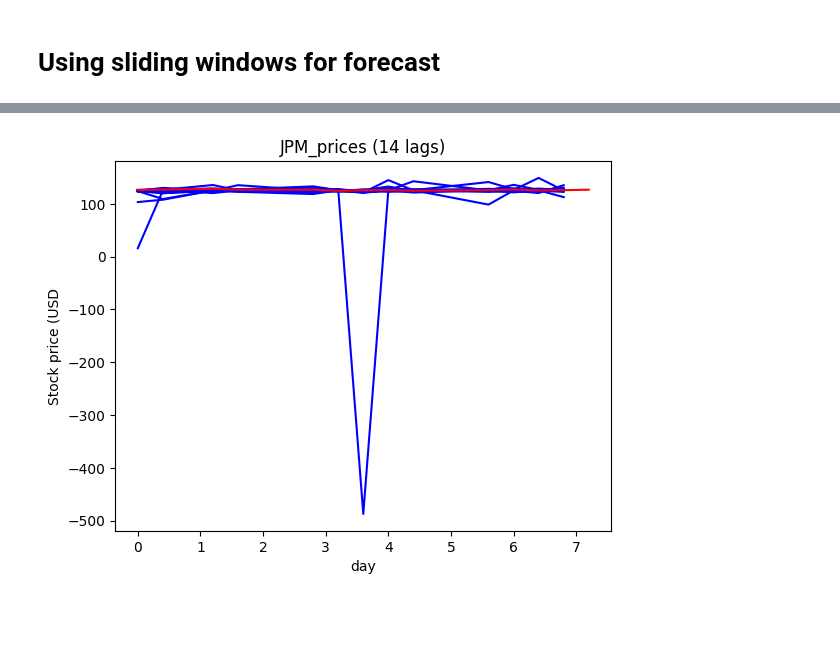
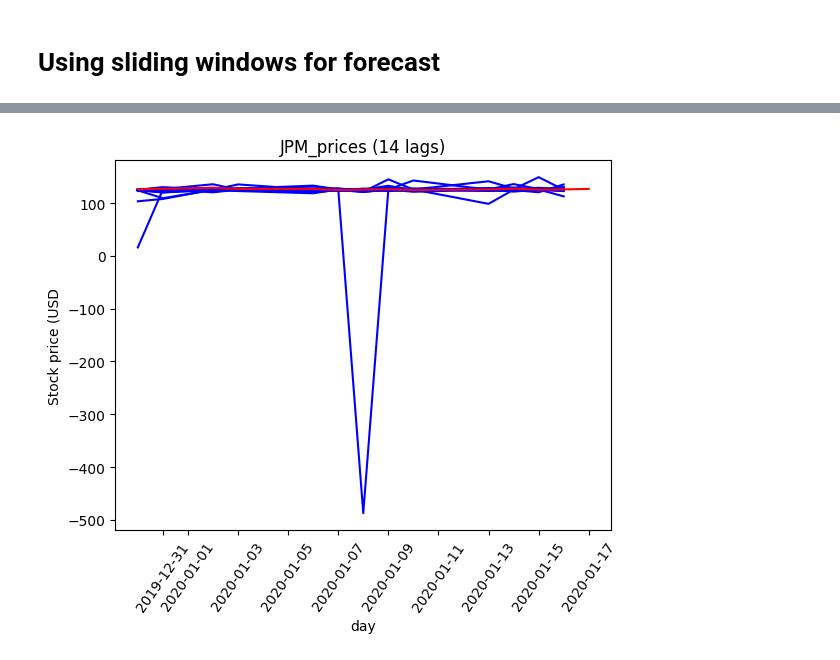
Before and after one commit to DerkNiessink/Project_SDA, a Jupyter notebook: src/Combined Stock Sentiment.ipynb, the cells around one changed output, grey strips where cells are left out. Saved outputs shown, nothing was run; the diff lists cells and outputs as text; code cells hidden in the pictures; blank space fills up the shorter version.

```diff
--- a/src/Combined Stock Sentiment.ipynb
+++ b/src/Combined Stock Sentiment.ipynb
@@ -319,20 +321,24 @@ Correlation matrix of residuals
 JPM_prices         1.000000      -0.173398
 JPM_sentiment     -0.173398       1.000000
 # %%
+def plot_forecasts(window_results, merged_windows):
+    forecasted_prices = []
+    for result, merged_df in zip(window_results, merged_windows):
+        forecasted, real_prices = forecast(result, merged_df)
+        forecasted_prices.append(forecasted["price"])
+        days = real_prices.index
+        plt.plot(days, forecasted["price"], label='forecast', color="blue")
 
-forecasted_prices = []
-for result, merged_df in zip(window_results, merged_windows):
-    forecasted, real_prices = forecast(result, merged_df)
-    forecasted_prices.append(forecasted)
-    days = dt.date2num(real_prices.index)
-    days = [(t-days[0])/2.5 for t in days]
-    plt.plot(days, forecasted, label='forecast', color="blue")
+    plt.plot(days, real_prices["Close"], label='real prices', color = "red")
+    plt.title(f"{result.names[0]} ({result.k_ar} lags)" )
+    plt.xticks(rotation=55)
+    plt.xlabel('day')
+    plt.ylabel('Stock price (USD')
+    plt.show()
 
-plt.plot(days, real_prices["Close"], label='real prices', color = "red")
-plt.title(f"{result.names[0]} ({result.k_ar} lags)" )
-plt.xlabel('day')
-plt.ylabel('Stock price (USD')
-plt.show()
+    return forecasted_prices, real_prices
-# %% [output]
-[figure, removed]
+# %%
+forecasted_prices, real_prices = plot_forecasts(window_results, merged_windows)
+# %% [output]
+[figure, added]
 # %%
```
Also changed, not shown: parts of 19 cells of this notebook.
